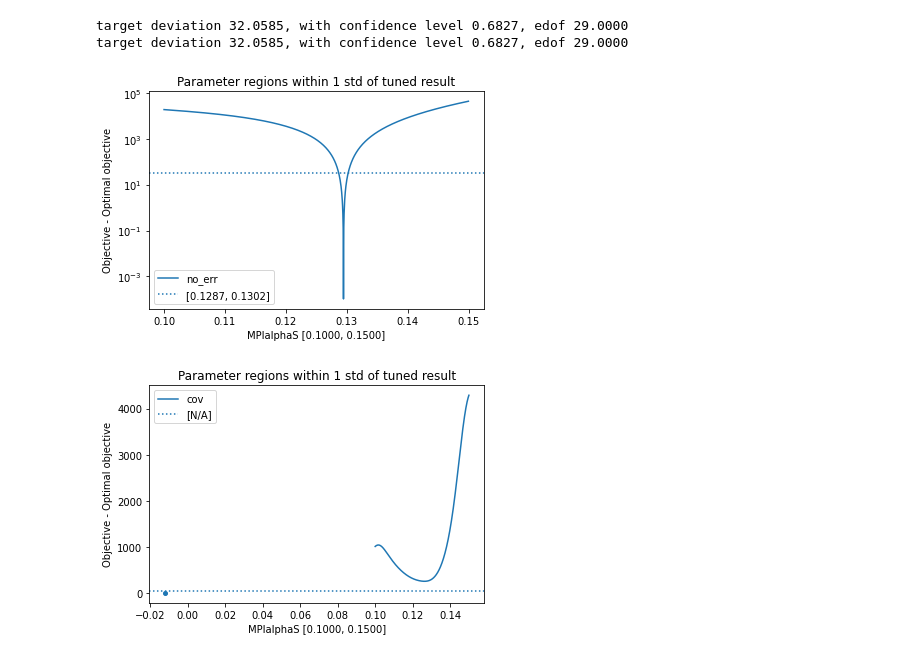
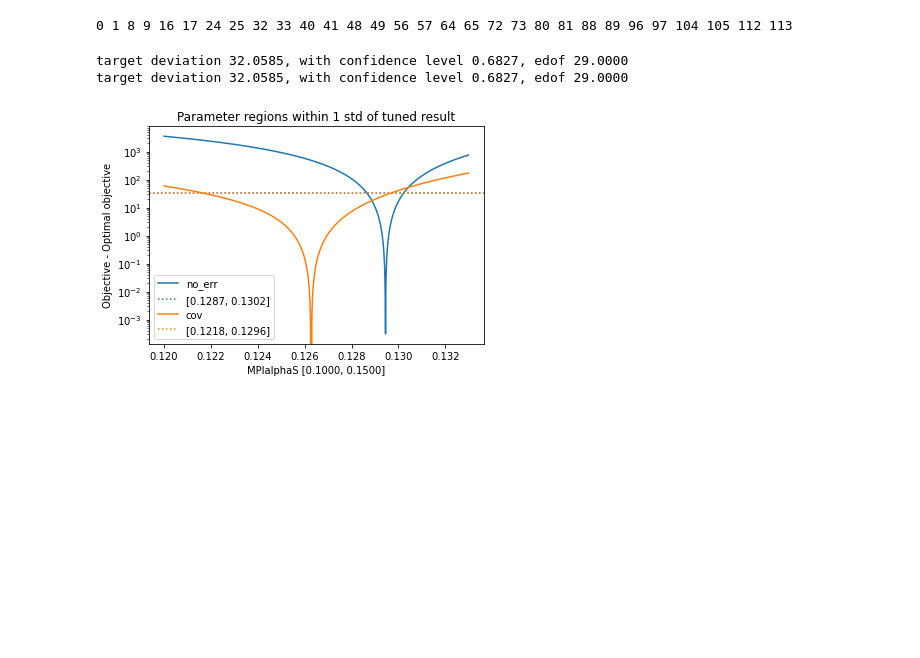
Before and after one commit to Jeffae-Schroff/apprentice-jax, a Jupyter notebook: cori_summer_test.ipynb, the cells around one changed output. Cells and saved outputs as stored; diff of their text form; code cells hidden in the pictures; blank space fills up the shorter version.

```diff
--- a/cori_summer_test.ipynb
+++ b/cori_summer_test.ipynb
@@ -27,11 +27,15 @@ Covariance of Tuned Parameters:  [[0.00065789]]
+# %%
+for i in [i for i in range(8*15) if i%8 == 0 or i%8 == 1]:
+    print(i, end = ' ')
+# %% [output]
+0 1 8 9 16 17 24 25 32 33 40 41 48 49 56 57 64 65 72 73 80 81 88 89 96 97 104 105 112 113
 # %%
-graph_range = [0.1, 0.15]
+graph_range = [0.12, 0.133]
 summer_tune_no_err.graph_objective(graph_range = graph_range, )
 summer_tune_cov.graph_objective(new_figure = False, graph_range = graph_range)
 # %% [output]
 target deviation 32.0585, with confidence level 0.6827, edof 29.0000
 target deviation 32.0585, with confidence level 0.6827, edof 29.0000
-[figure, old version]
+[figure, new version]
-[figure, removed]
 # %%
 summer_tune_no_err.graph_envelope_target()
```
Also changed, not shown: parts of 2 cells of this notebook, 10 other files.
